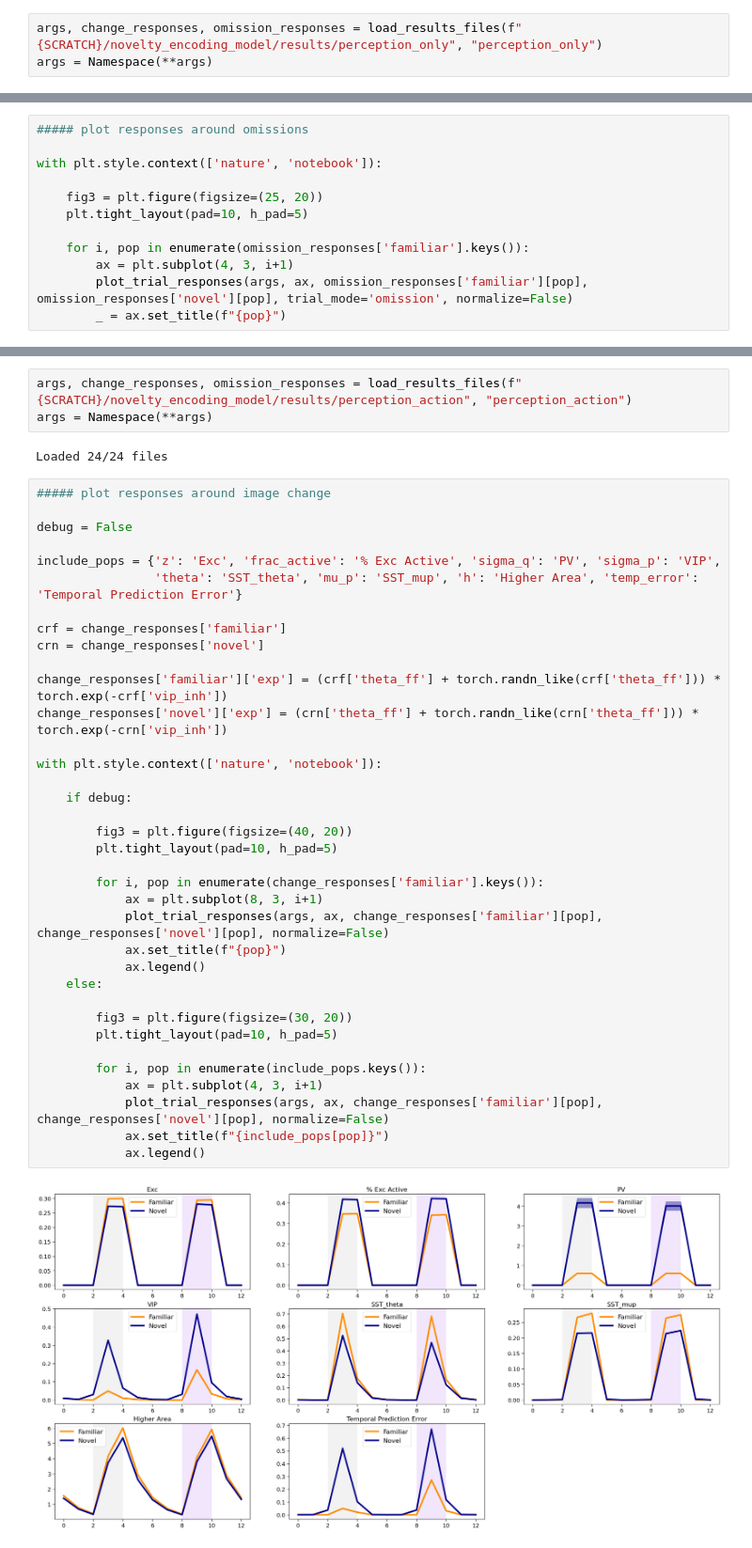
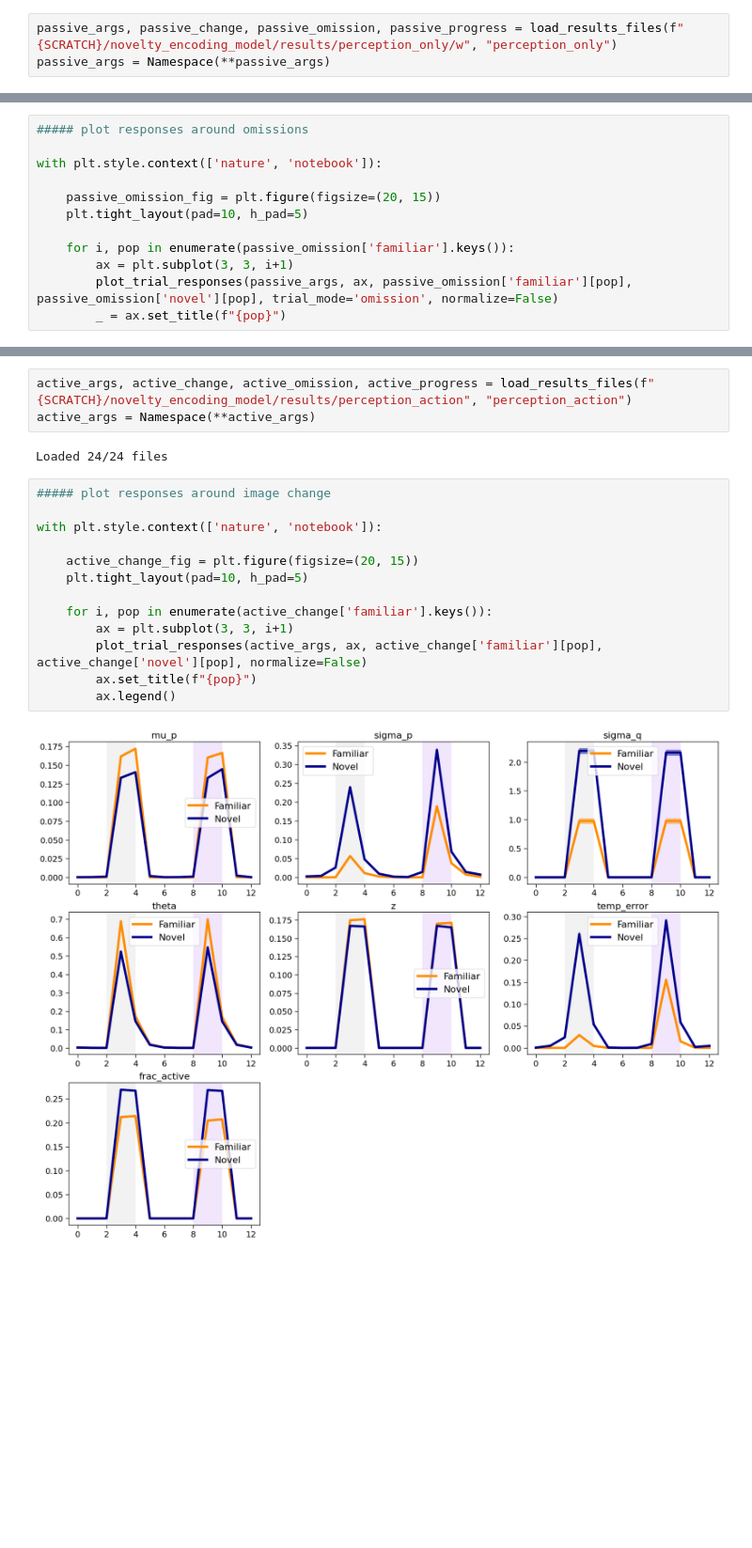
Before and after one commit to HChoiLab/cortical_circuit_model_for_novelty_encoding, a Jupyter notebook: analysis.ipynb, the cells around one changed output, grey strips where cells are left out. Shown at 94% size. Cells and saved outputs as stored; diff of their text form; blank space fills up the shorter version.

```diff
--- a/analysis.ipynb
+++ b/analysis.ipynb
@@ -81,6 +95,6 @@ def load_results_files(directory, prefix):
 # %%
-args, change_responses, omission_responses = load_results_files(f"{SCRATCH}/novelty_encoding_model/results/perception_only", "perception_only")
-args = Namespace(**args)
+passive_args, passive_change, passive_omission, passive_progress = load_results_files(f"{SCRATCH}/novelty_encoding_model/results/perception_only/w", "perception_only")
+passive_args = Namespace(**passive_args)
 # %% [output]
 Loaded 24/24 files
 # %%
@@ -128,11 +118,11 @@ with plt.style.context(['nature', 'notebook']):
 
 with plt.style.context(['nature', 'notebook']):
 
-    fig3 = plt.figure(figsize=(25, 20))
+    passive_omission_fig = plt.figure(figsize=(20, 15))
     plt.tight_layout(pad=10, h_pad=5)
 
-    for i, pop in enumerate(omission_responses['familiar'].keys()):
-        ax = plt.subplot(4, 3, i+1)
-        plot_trial_responses(args, ax, omission_responses['familiar'][pop], omission_responses['novel'][pop], trial_mode='omission', normalize=False)
+    for i, pop in enumerate(passive_omission['familiar'].keys()):
+        ax = plt.subplot(3, 3, i+1)
+        plot_trial_responses(passive_args, ax, passive_omission['familiar'][pop], passive_omission['novel'][pop], trial_mode='omission', normalize=False)
         _ = ax.set_title(f"{pop}")
 # %% [output]
@@ -140,48 +130,25 @@ with plt.style.context(['nature', 'notebook']):
 # %% [markdown]
 ### Perception with Action
 # %%
-args, change_responses, omission_responses = load_results_files(f"{SCRATCH}/novelty_encoding_model/results/perception_action", "perception_action")
-args = Namespace(**args)
+active_args, active_change, active_omission, active_progress = load_results_files(f"{SCRATCH}/novelty_encoding_model/results/perception_action", "perception_action")
+active_args = Namespace(**active_args)
 # %% [output]
 Loaded 24/24 files
 # %%
 ##### plot responses around image change
 
-debug = False
-
-include_pops = {'z': 'Exc', 'frac_active': '% Exc Active', 'sigma_q': 'PV', 'sigma_p': 'VIP',
-                'theta': 'SST_theta', 'mu_p': 'SST_mup', 'h': 'Higher Area', 'temp_error': 'Temporal Prediction Error'}
-
-crf = change_responses['familiar']
-crn = change_responses['novel']
-
-change_responses['familiar']['exp'] = (crf['theta_ff'] + torch.randn_like(crf['theta_ff'])) * torch.exp(-crf['vip_inh'])
-change_responses['novel']['exp'] = (crn['theta_ff'] + torch.randn_like(crn['theta_ff'])) * torch.exp(-crn['vip_inh'])
-
 with plt.style.context(['nature', 'notebook']):
 
-    if debug:
+    active_change_fig = plt.figure(figsize=(20, 15))
+    plt.tight_layout(pad=10, h_pad=5)
 
-        fig3 = plt.figure(figsize=(40, 20))
-        plt.tight_layout(pad=10, h_pad=5)
-
-        for i, pop in enumerate(change_responses['familiar'].keys()):
-            ax = plt.subplot(8, 3, i+1)
-            plot_trial_responses(args, ax, change_responses['familiar'][pop], change_responses['novel'][pop], normalize=False)
-            ax.set_title(f"{pop}")
-            ax.legend()
-    else:
-
-        fig3 = plt.figure(figsize=(30, 20))
-        plt.tight_layout(pad=10, h_pad=5)
-
-        for i, pop in enumerate(include_pops.keys()):
-            ax = plt.subplot(4, 3, i+1)
-            plot_trial_responses(args, ax, change_responses['familiar'][pop], change_responses['novel'][pop], normalize=False)
-            ax.set_title(f"{include_pops[pop]}")
-            ax.legend()
+    for i, pop in enumerate(active_change['familiar'].keys()):
+        ax = plt.subplot(3, 3, i+1)
+        plot_trial_responses(active_args, ax, active_change['familiar'][pop], active_change['novel'][pop], normalize=False)
+        ax.set_title(f"{pop}")
+        ax.legend()
 # %% [output]
-[figure, old version]
+[figure, new version]
 # %%
 ##### plot responses around omissions
 
```
Also changed, not shown: parts of 10 cells of this notebook, 2 other files.
